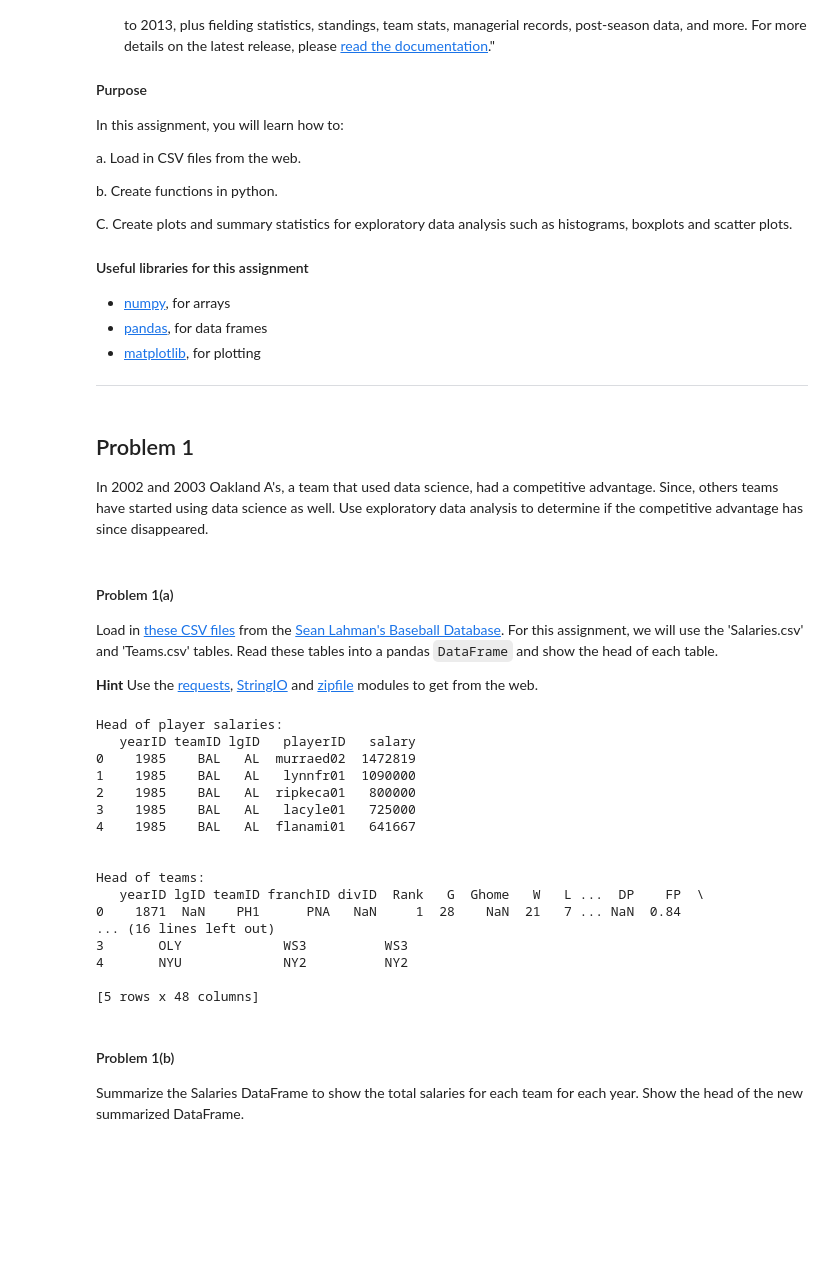
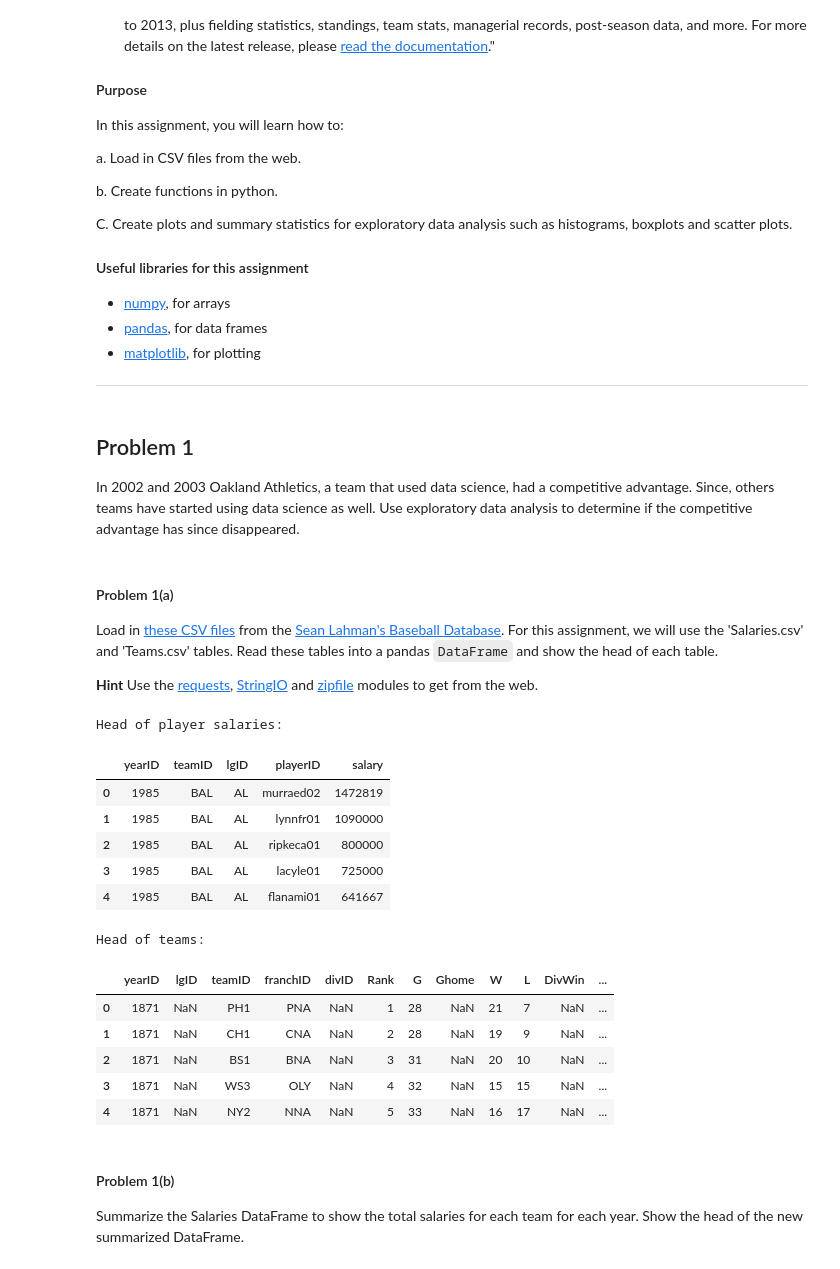
Before and after one commit to jvriemsdijk/Data-science, a Jupyter notebook: Opdrachten/week 3/HW1_UvA.ipynb, the cells around one changed output. Drawn from its saved outputs; the diff is of its cells as text; code cells hidden in the pictures; blank space fills up the shorter version.

```diff
--- a/Opdrachten/week 3/HW1_UvA.ipynb
+++ b/Opdrachten/week 3/HW1_UvA.ipynb
@@ -45,7 +51,7 @@ import scipy.stats
 # %% [markdown]
 ## Problem 1
 
-In 2002 and 2003 Oakland A's, a team that used data science, had a competitive advantage. Since, others teams have started using data science as well. Use exploratory data analysis to determine if the competitive advantage has since disappeared.
+In 2002 and 2003 Oakland Athletics, a team that used data science, had a competitive advantage. Since, others teams have started using data science as well. Use exploratory data analysis to determine if the competitive advantage has since disappeared.
 # %% [markdown]
 #### Problem 1(a)
 Load in [these CSV files](http://seanlahman.com/files/database/lahman-csv_2014-02-14.zip) from the [Sean Lahman's Baseball Database](http://seanlahman.com/baseball-archive/statistics). For this assignment, we will use the 'Salaries.csv' and 'Teams.csv' tables. Read these tables into a pandas `DataFrame` and show the head of each table.
@@ -70,28 +76,26 @@ teams = pd.read_csv(zf.open(tables[tables.index('Teams.csv')]))
 
 # Print heads
 print "Head of player salaries:"
-print salaries.head()
-print "\n"
-print "Head of teams:"
-print teams.head()
+salaries.head()
 # %% [output]
 Head of player salaries:
-   yearID teamID lgID   playerID   salary
-0    1985    BAL   AL  murraed02  1472819
-1    1985    BAL   AL   lynnfr01  1090000
-2    1985    BAL   AL  ripkeca01   800000
-3    1985    BAL   AL   lacyle01   725000
-4    1985    BAL   AL  flanami01   641667
-
-
-Head of teams:
-   yearID lgID teamID franchID divID  Rank   G  Ghome   W   L ...  DP    FP  \
-0    1871  NaN    PH1      PNA   NaN     1  28    NaN  21   7 ... NaN  0.84
-... (16 lines left out)
-3       OLY             WS3          WS3
-4       NYU             NY2          NY2
-
-[5 rows x 48 columns]
+|  | yearID | teamID | lgID | playerID | salary |
+| 0 | 1985 | BAL | AL | murraed02 | 1472819 |
+| 1 | 1985 | BAL | AL | lynnfr01 | 1090000 |
+| 2 | 1985 | BAL | AL | ripkeca01 | 800000 |
+| 3 | 1985 | BAL | AL | lacyle01 | 725000 |
+| 4 | 1985 | BAL | AL | flanami01 | 641667 |
+# %%
+print "Head of teams:"
+teams.head()
+# %% [output]
+Head of teams:
+|  | yearID | lgID | teamID | franchID | divID | Rank | G | Ghome | W | L | DivWin | ... |
+| 0 | 1871 | NaN | PH1 | PNA | NaN | 1 | 28 | NaN | 21 | 7 | NaN | ... |
+| 1 | 1871 | NaN | CH1 | CNA | NaN | 2 | 28 | NaN | 19 | 9 | NaN | ... |
+| 2 | 1871 | NaN | BS1 | BNA | NaN | 3 | 31 | NaN | 20 | 10 | NaN | ... |
+| 3 | 1871 | NaN | WS3 | OLY | NaN | 4 | 32 | NaN | 15 | 15 | NaN | ... |
+| 4 | 1871 | NaN | NY2 | NNA | NaN | 5 | 33 | NaN | 16 | 17 | NaN | ... |
 # %% [markdown]
 #### Problem 1(b)
 
```
Also changed, not shown: parts of 8 cells of this notebook.
